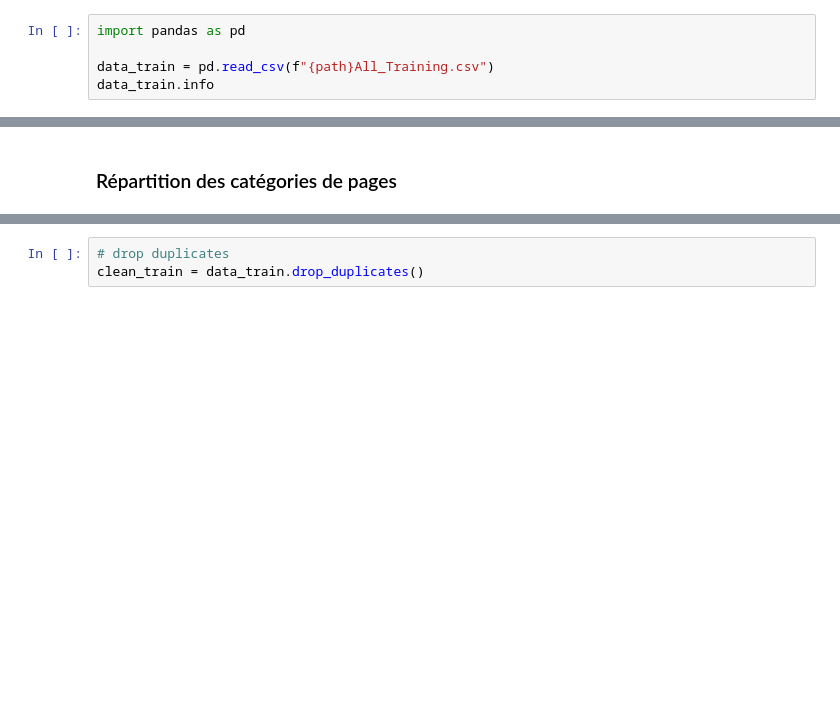
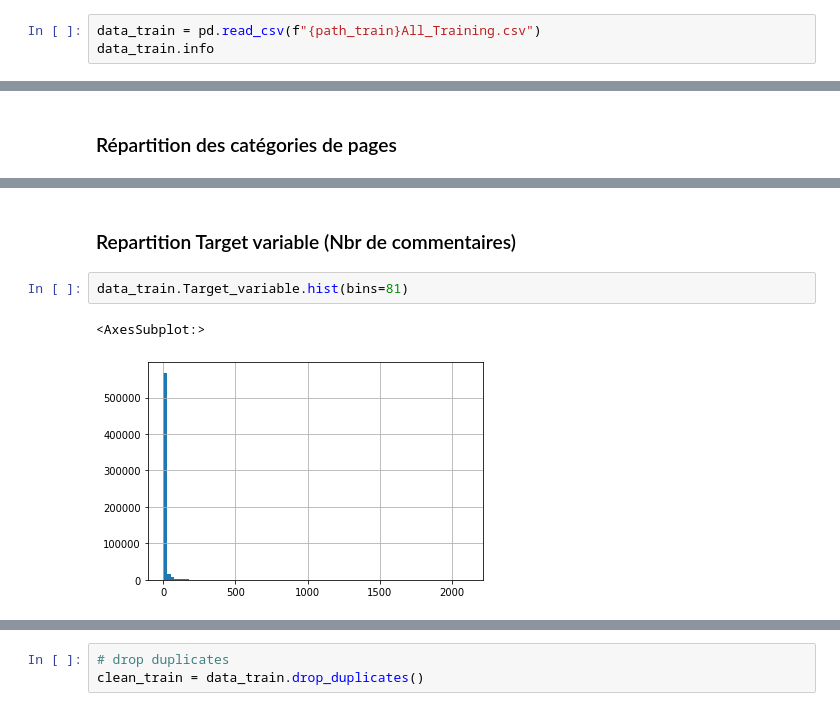
Before and after one commit to Leoduv/ESILV_Python_For_DA_devoir_2021, a Jupyter notebook: ProjetPython.ipynb, the cells around one changed output, grey strips where cells are left out. Cells and saved outputs as stored; diff of their text form; blank space fills up the shorter version.

```diff
--- a/ProjetPython.ipynb
+++ b/ProjetPython.ipynb
@@ -102,8 +118,6 @@ all_test.to_csv(f"{path_test}All_Testing.csv", sep=',', index=False)
 # %% [markdown]
 ## Exploration des données
 # %%
-import pandas as pd
-
-data_train = pd.read_csv(f"{path}All_Training.csv")
+data_train = pd.read_csv(f"{path_train}All_Training.csv")
 data_train.info
 # %% [output]
@@ -208,0 +226,7 @@ Name: Page_category, Length: 81, dtype: int64
+# %% [markdown]
+### Repartition Target variable (Nbr de commentaires)
+# %%
+data_train.Target_variable.hist(bins=81)
+# %% [output]
+<AxesSubplot:>
+[figure, added]
```
Also changed, not shown: parts of 75 cells of this notebook, 7 other files.
